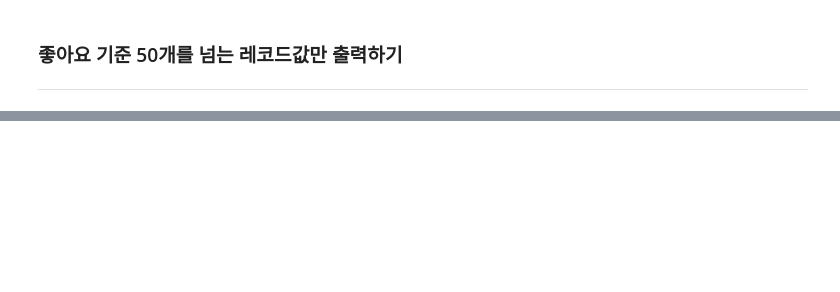
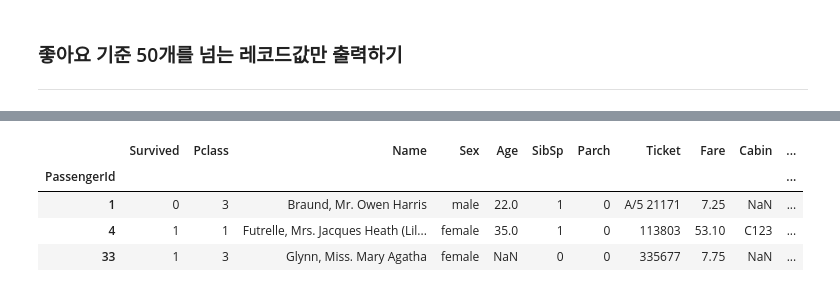
Before and after one commit to HyungtaeMoon/pandas-melon, a Jupyter notebook: bugs.ipynb, the cells around one changed output, grey strips where cells are left out. Cells and saved outputs as stored; diff of their text form; code cells hidden in the pictures; blank space fills up the shorter version.

```diff
--- a/bugs.ipynb
+++ b/bugs.ipynb
@@ -278,0 +467,8 @@ Name: 곡, Length: 100, dtype: object
+# %%
+train_df.loc[[1, 4, 33]] # index 1, 4, 33 의 승객 정보 추출
+# %% [output]
+|  | Survived | Pclass | Name | Sex | Age | SibSp | Parch | Ticket | Fare | Cabin | ... |
+| PassengerId |  |  |  |  |  |  |  |  |  |  | ... |
+| 1 | 0 | 3 | Braund, Mr. Owen Harris | male | 22.0 | 1 | 0 | A/5 21171 | 7.25 | NaN | ... |
+| 4 | 1 | 1 | Futrelle, Mrs. Jacques Heath (Lil... | female | 35.0 | 1 | 0 | 113803 | 53.10 | C123 | ... |
+| 33 | 1 | 3 | Glynn, Miss. Mary Agatha | female | NaN | 0 | 0 | 335677 | 7.75 | NaN | ... |
```
Also changed, not shown: parts of 58 cells of this notebook, 1 other file.
